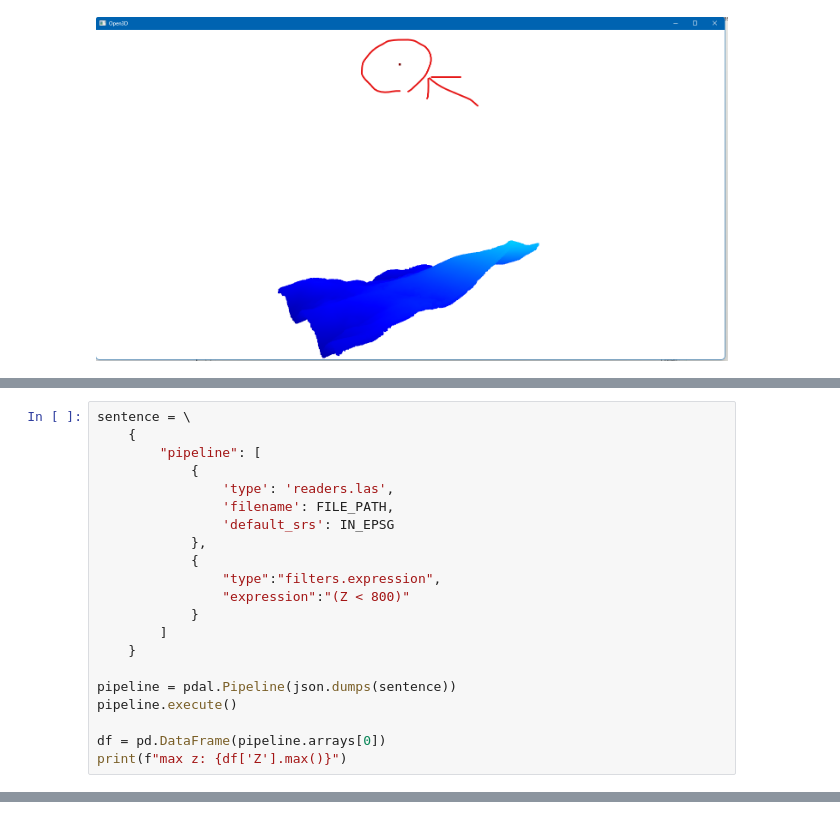
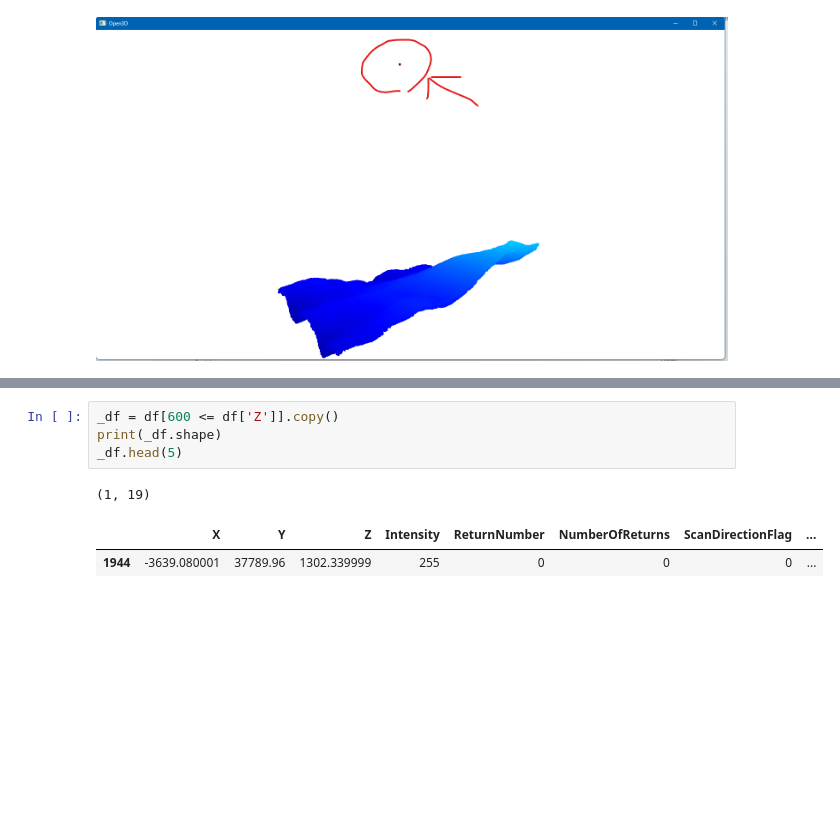
Before and after one commit to shingo405nagano/WriteZenn, a Jupyter notebook: notebooks/learn_lidar_session1_pdal.ipynb, the cells around one changed output, grey strips where cells are left out. Drawn from its saved outputs; the diff is of its cells as text; blank space fills up the shorter version.

```diff
--- a/notebooks/learn_lidar_session1_pdal.ipynb
+++ b/notebooks/learn_lidar_session1_pdal.ipynb
@@ -379,21 +302,0 @@ df.describe()
-# %%
-sentence = \
-    {
-        "pipeline": [
-            {
-                'type': 'readers.las',
-                'filename': FILE_PATH,
-                'default_srs': IN_EPSG
-            },
-            {
-                "type":"filters.expression",
-                "expression":"(Z < 800)"
-            }
-        ]
-    }
-
-pipeline = pdal.Pipeline(json.dumps(sentence))
-pipeline.execute()
-
-df = pd.DataFrame(pipeline.arrays[0])
-print(f"max z: {df['Z'].max()}")
@@ -560,0 +454,8 @@ cax.xaxis.set_ticks_position("bottom")
+# %%
+_df = df[600 <= df['Z']].copy()
+print(_df.shape)
+_df.head(5)
+# %% [output]
+(1, 19)
+|  | X | Y | Z | Intensity | ReturnNumber | NumberOfReturns | ScanDirectionFlag | ... |
+| 1944 | -3639.080001 | 37789.96 | 1302.339999 | 255 | 0 | 0 | 0 | ... |
```
Also changed, not shown: parts of 62 cells of this notebook.
